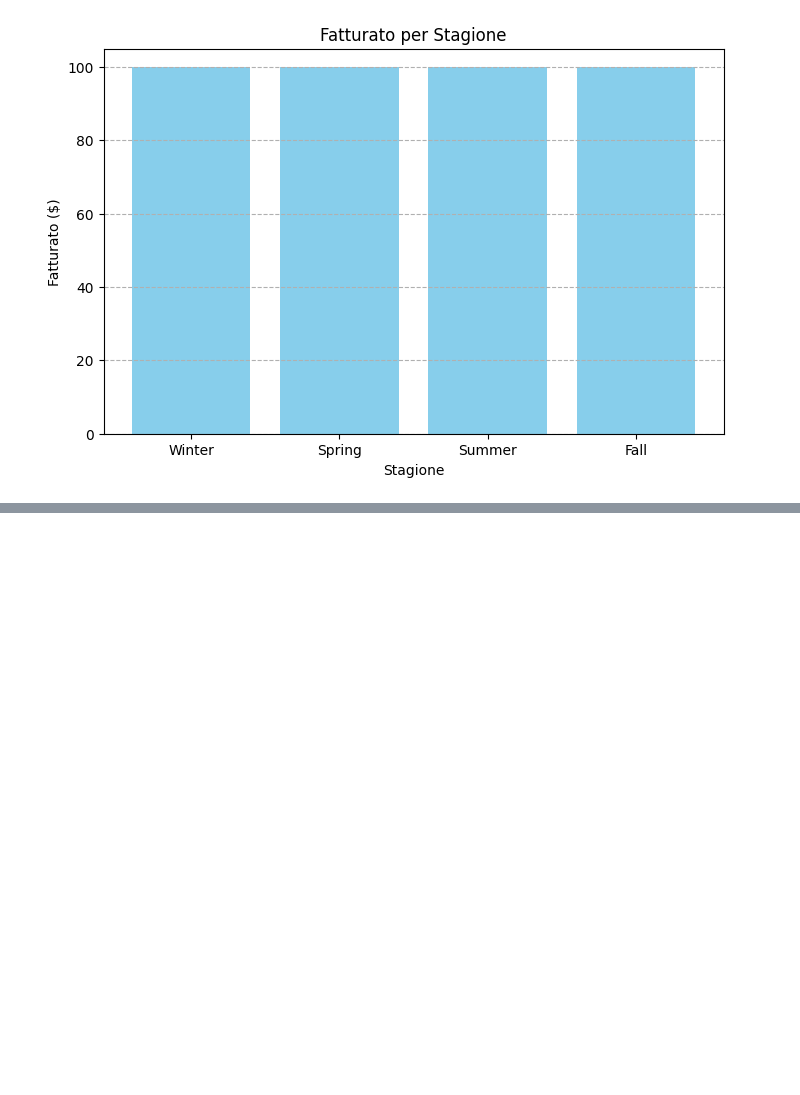
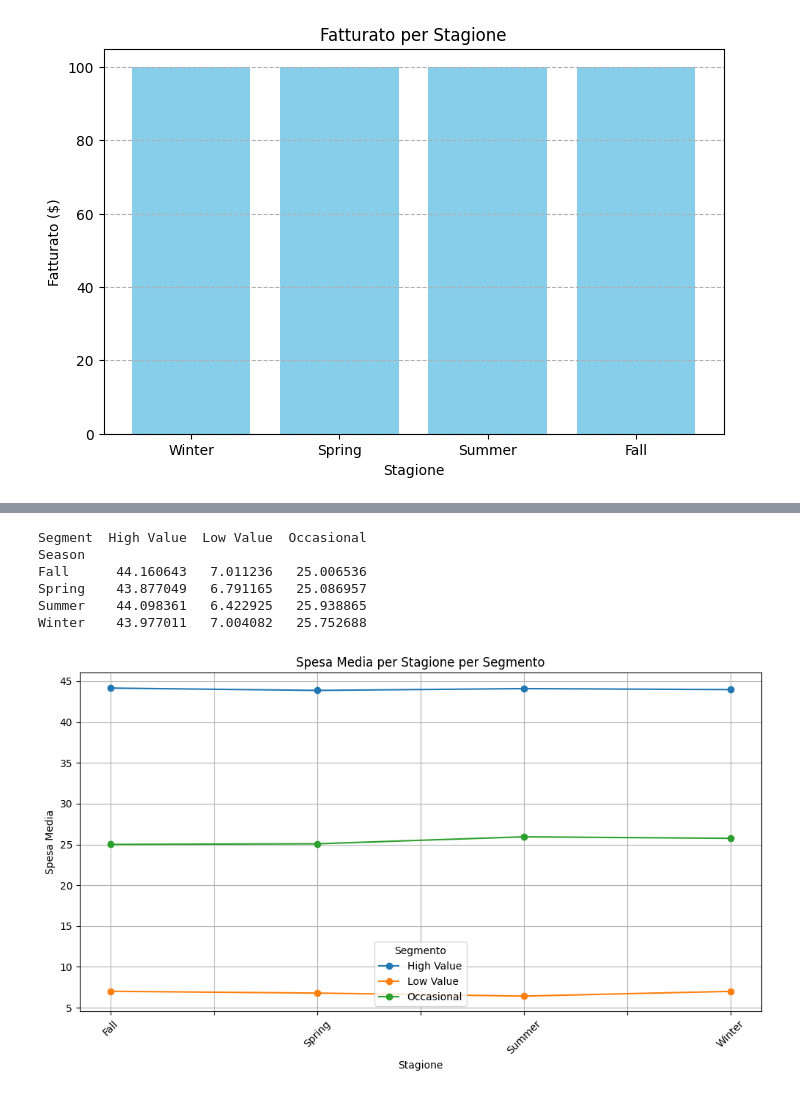
Before and after one commit to alessiaperrone03/shopping_trends_analysis, a Jupyter notebook: notebooks/advanced_analysis.ipynb, the cells around one changed output, grey strips where cells are left out. Saved outputs shown, nothing was run; the diff lists cells and outputs as text; code cells hidden in the pictures; blank space fills up the shorter version.

```diff
--- a/notebooks/advanced_analysis.ipynb
+++ b/notebooks/advanced_analysis.ipynb
@@ -243,0 +264,71 @@ plt.show()
+# %%
+import pandas as pd
+import matplotlib.pyplot as plt
+
+# Supponiamo che 'df' sia il tuo DataFrame con la colonna 'Previous Purchases', 'Customer ID' e 'Season'
+# df = pd.read_csv('your_data.csv')
+
+# Calcoliamo la media degli acquisti precedenti per ciascun cliente
+average_previous_purchases = df.groupby('Customer ID')['Previous Purchases'].mean().reset_index()
+
+# Segmentiamo i clienti in base alla media degli acquisti precedenti
+# Ad esempio, possiamo suddividere i clienti in 3 segmenti:
+# 1. Ad alto valore (media acquisti alta)
+# 2. Occasionali (media acquisti bassa)
+# 3. A rischio (media acquisti molto bassa)
+
+# Definiamo le soglie per la segmentazione (queste soglie possono essere personalizzate)
+high_value_threshold = average_previous_purchases['Previous Purchases'].quantile(0.75)  # 75 percentile
+low_value_threshold = average_previous_purchases['Previous Purchases'].quantile(0.25)  # 25 percentile
+
+# Creiamo una nuova colonna 'Segment' per classificare i clienti
+average_previous_purchases['Segment'] = average_previous_purchases['Previous Purchases'].apply(
+    lambda x: 'High Value' if x >= high_value_threshold else ('Low Value' if x <= low_value_threshold else 'Occasional')
+)
+
+# Uniamo il DataFrame principale con quello della segmentazione
+df_segmented = df.merge(average_previous_purchases[['Customer ID', 'Segment']], on='Customer ID', how='left')
+
+# Calcoliamo la spesa media per stagione per ciascun segmento
+seasonal_spending = df_segmented.groupby(['Season', 'Segment'])['Previous Purchases'].mean().unstack()
+
+# Visualizza la spesa media per stagione per ciascun segmento
+print(seasonal_spending)
+
+# Grafico della spesa media per stagione per segmento
+seasonal_spending.plot(kind='line', figsize=(12, 6), marker='o')
+plt.title('Spesa Media per Stagione per Segmento')
+plt.xlabel('Stagione')
+plt.ylabel('Spesa Media')
+plt.grid(True)
+plt.xticks(rotation=45)
+plt.legend(title='Segmento')
+plt.show()
+
+# Insight: Distribuzione dei clienti per segmento
+segment_distribution = average_previous_purchases['Segment'].value_counts()
+print("Distribuzione dei clienti per segmento:")
+print(segment_distribution)
+
+# Insight: Identificare i clienti ad alto valore per stagione
+high_value_customers = df_segmented[df_segmented['Segment'] == 'High Value']
+print("Clienti ad alto valore per stagione:")
+print(high_value_customers)
+
+# Insight: Identificare i clienti occasionali per stagione
+occasional_customers = df_segmented[df_segmented['Segment'] == 'Occasional']
+print("Clienti occasionali per stagione:")
+print(occasional_customers)
+
+# Insight: Identificare i clienti a rischio per stagione
+low_value_customers = df_segmented[df_segmented['Segment'] == 'Low Value']
+print("Clienti a rischio per stagione:")
+print(low_value_customers)
+# %% [output]
+Segment  High Value  Low Value  Occasional
+Season
+Fall      44.160643   7.011236   25.006536
+Spring    43.877049   6.791165   25.086957
+Summer    44.098361   6.422925   25.938865
+Winter    43.977011   7.004082   25.752688
+[figure, added]
```
Also changed, not shown: parts of 2 cells of this notebook.
